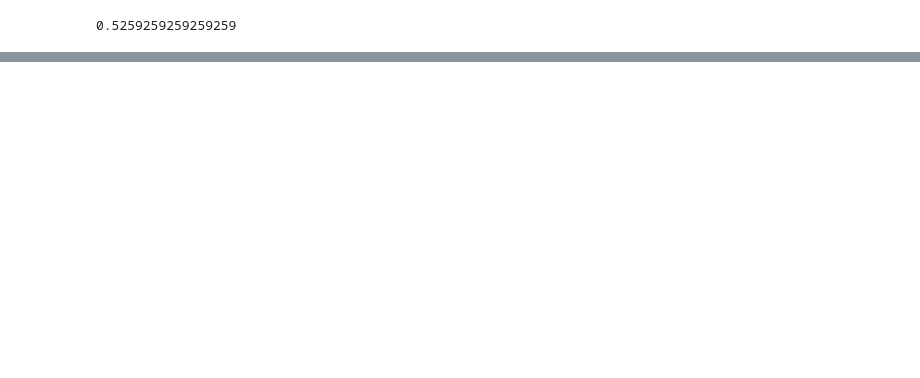
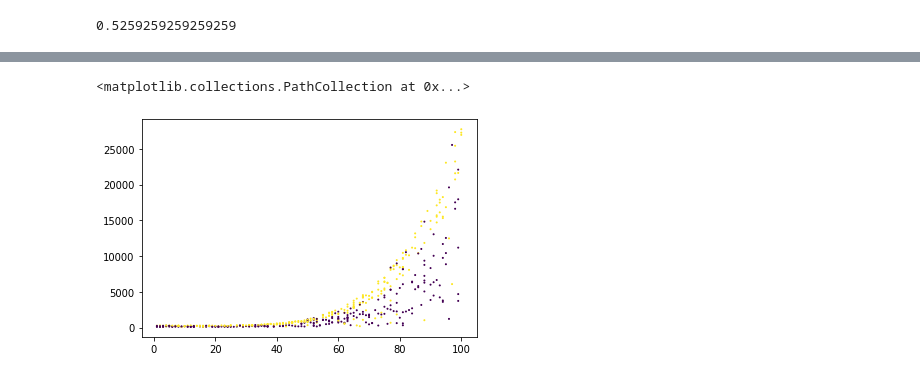
Before and after one commit to geocarvalho/python-ds, a Jupyter notebook: alura/intro_ml_sklearn/intro_ml_sklearn.ipynb, the cells around one changed output, grey strips where cells are left out. Drawn from its saved outputs; the diff is of its cells as text; code cells hidden in the pictures; blank space fills up the shorter version.

```diff
--- a/alura/intro_ml_sklearn/intro_ml_sklearn.ipynb
+++ b/alura/intro_ml_sklearn/intro_ml_sklearn.ipynb
@@ -213,0 +250,8 @@ accuracy_score(y_test, ones)
+# %%
+import matplotlib.pyplot as plt
+
+plt.scatter(X_test.horas_esperadas, X_test.preco,
+            c=y_test, s=1)
+# %% [output]
+<matplotlib.collections.PathCollection at 0x...>
+[figure, added]
```
Also changed, not shown: parts of 4 cells of this notebook.
